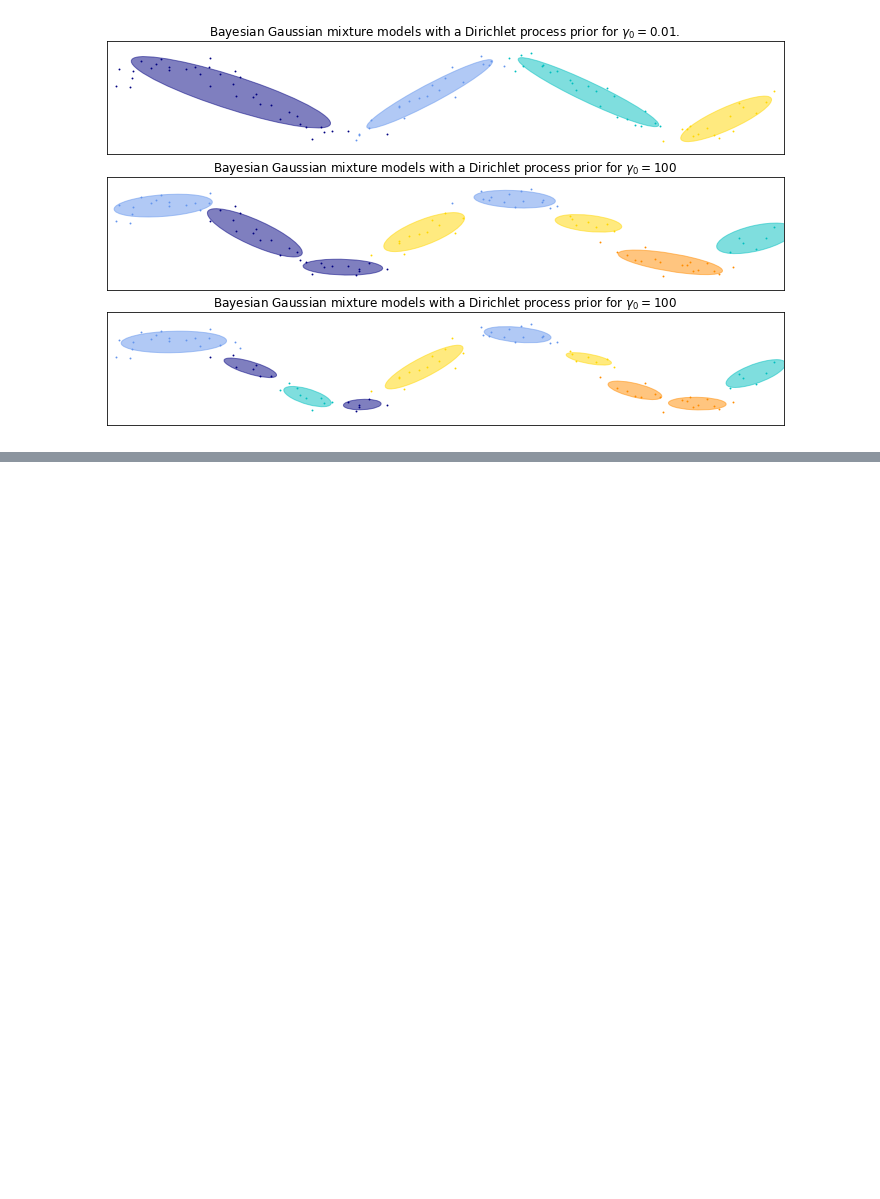
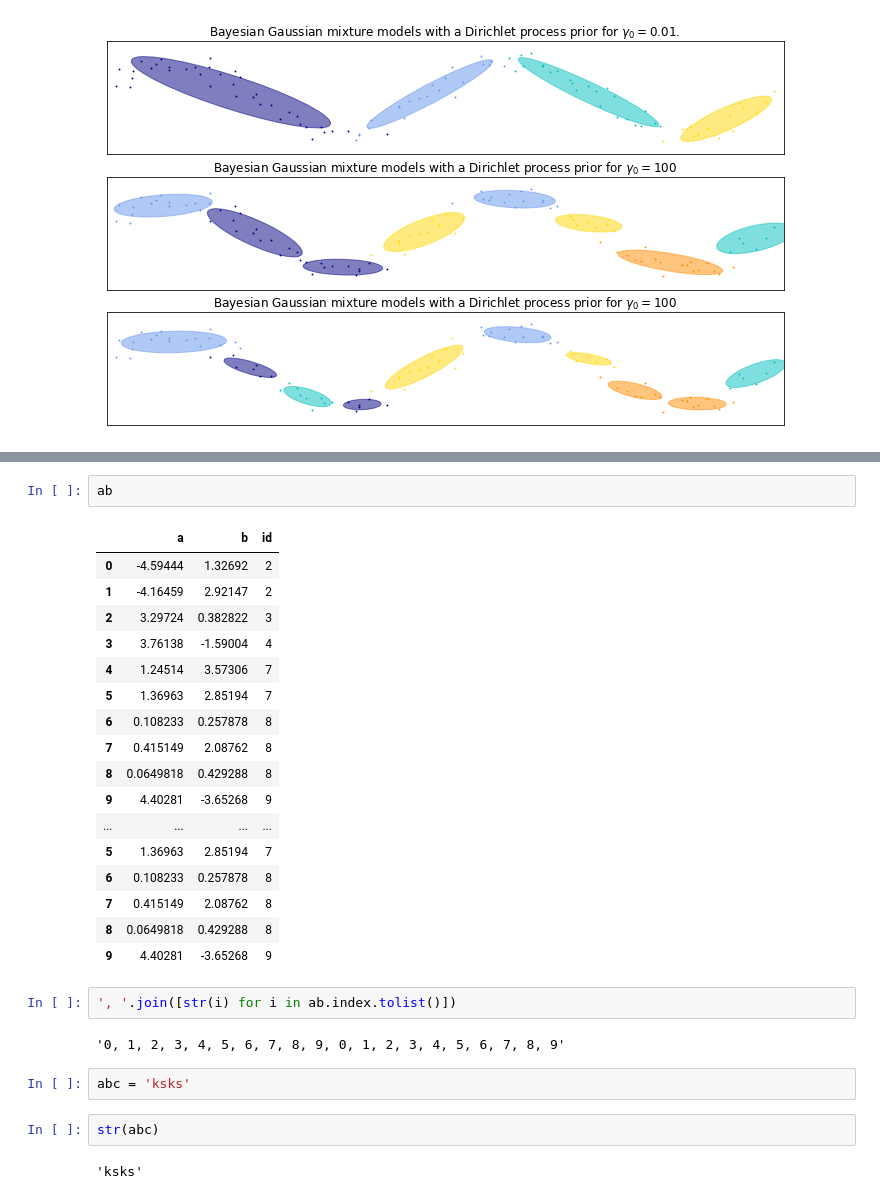
Before and after one commit to OnlyBelter/jupyter-note, a Jupyter notebook: machine_learning/cluster/DPGMM.ipynb, the cells around one changed output, grey strips where cells are left out. Saved outputs shown, nothing was run; the diff lists cells and outputs as text; blank space fills up the shorter version.

```diff
--- a/machine_learning/cluster/DPGMM.ipynb
+++ b/machine_learning/cluster/DPGMM.ipynb
@@ -201,0 +288,30 @@ plot_results(X, dpgmm.predict(X), dpgmm.means_, dpgmm.covariances_, 2,
+# %%
+ab
+# %% [output]
+|  | a | b | id |
+| 0 | -4.59444 | 1.32692 | 2 |
+| 1 | -4.16459 | 2.92147 | 2 |
+| 2 | 3.29724 | 0.382822 | 3 |
+| 3 | 3.76138 | -1.59004 | 4 |
+| 4 | 1.24514 | 3.57306 | 7 |
+| 5 | 1.36963 | 2.85194 | 7 |
+| 6 | 0.108233 | 0.257878 | 8 |
+| 7 | 0.415149 | 2.08762 | 8 |
+| 8 | 0.0649818 | 0.429288 | 8 |
+| 9 | 4.40281 | -3.65268 | 9 |
+| ... | ... | ... | ... |
+| 5 | 1.36963 | 2.85194 | 7 |
+| 6 | 0.108233 | 0.257878 | 8 |
+| 7 | 0.415149 | 2.08762 | 8 |
+| 8 | 0.0649818 | 0.429288 | 8 |
+| 9 | 4.40281 | -3.65268 | 9 |
+# %%
+', '.join([str(i) for i in ab.index.tolist()])
+# %% [output]
+'0, 1, 2, 3, 4, 5, 6, 7, 8, 9, 0, 1, 2, 3, 4, 5, 6, 7, 8, 9'
+# %%
+abc = 'ksks'
+# %%
+str(abc)
+# %% [output]
+'ksks'
```
Also changed, not shown: parts of 20 cells of this notebook, 47 other files.
